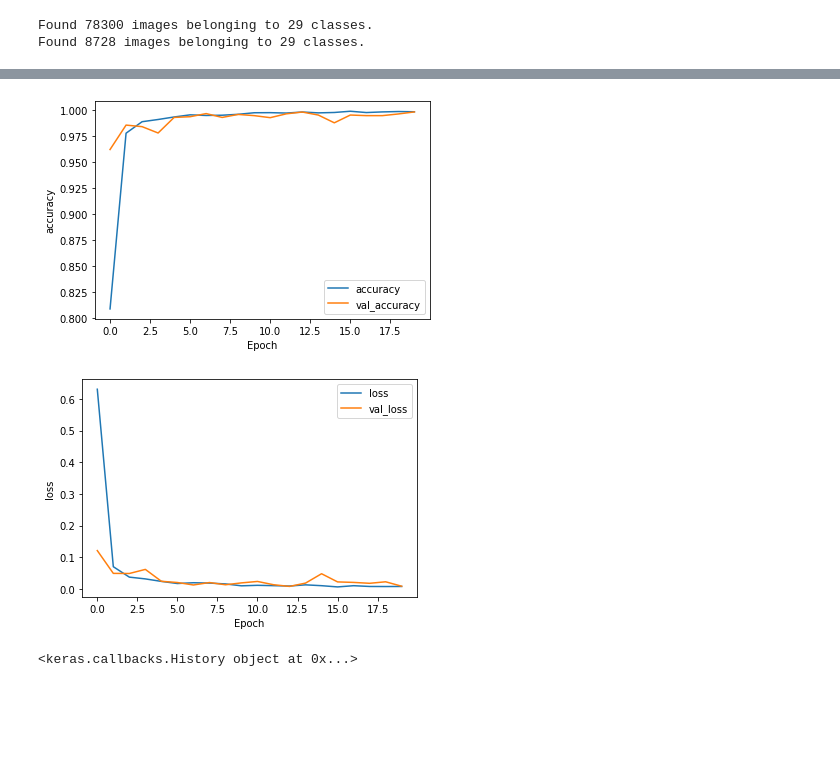
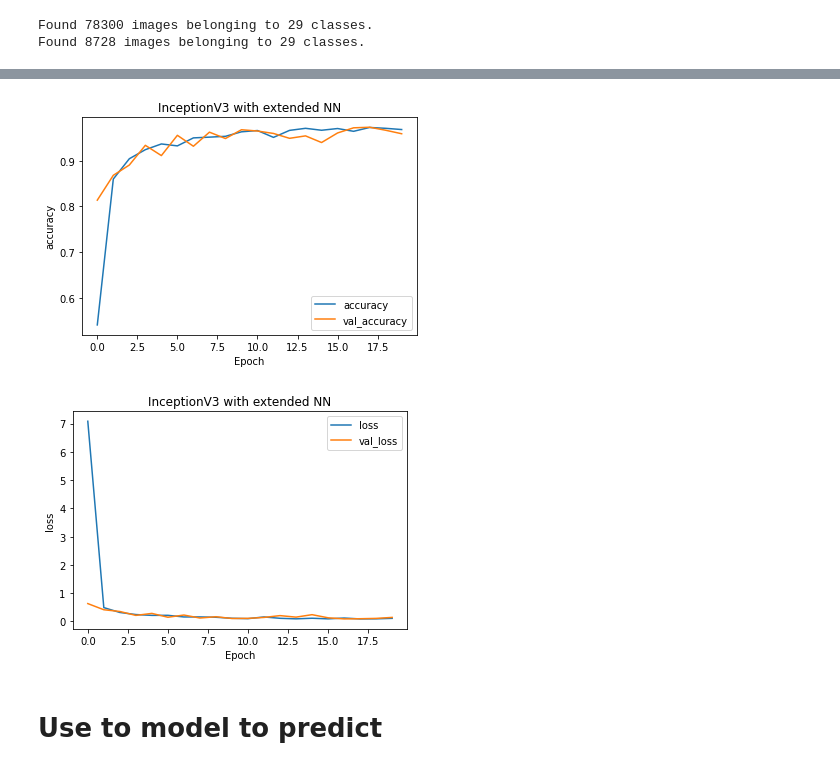
Before and after one commit to olestole/ASL-classifier, a Jupyter notebook: als_classifier.ipynb, the cells around one changed output, grey strips where cells are left out. Cells and saved outputs as stored; diff of their text form; code cells hidden in the pictures; blank space fills up the shorter version.

```diff
--- a/als_classifier.ipynb
+++ b/als_classifier.ipynb
@@ -238,3 +276,17 @@ checkpoint_dir = os.path.dirname(checkpoint_path)
 cp_callback = tf.keras.callbacks.ModelCheckpoint(filepath=checkpoint_path,
                                                  save_weights_only=True,
                                                  verbose=1)
+# %%
+# Earlystop callback
+class EarlyStopCallback(tf.keras.callbacks.Callback):
+  def on_epoch_end(self, epoch, logs={}):
+    if (logs.get('accuracy') >= 0.99):
+      print("Reached 99% accuracy so cancelling training!")
+      self.model.stop_training = True
+# %%
+callbacks = [EarlyStopCallback()]
+# %%
+# Load the saved weights into the model
+
+load_checkpoint_path = "./data/training_checkpoints/cp2.ckpt"
+model.load_weights(load_checkpoint_path)
@@ -245,6 +307,7 @@ history = model.fit(
     epochs=EPOCHS,
     validation_data=validation_generator,
     validation_steps=VALIDATION_STEPS,
+    callbacks=callbacks
 )
 # %% [output]
 Epoch 1/20
@@ -280,17 +345,18 @@ loaded_history = load_history("cnn_history_deep_2.npy")
 # %%
-def plot_metric(history, metric):
+def plot_metric(history, metric, title = None):
     plt.plot(history[metric])
     plt.plot(history['val_' + metric])
+    if (title):
+        plt.title(title)
     plt.xlabel("Epoch")
     plt.ylabel(metric)
     plt.legend([metric, 'val_' + metric])
     plt.show()
 
-plot_metric(loaded_history, 'accuracy')
-plot_metric(loaded_history, 'loss')
-
-print(history)
+plot_metric(history.history, 'accuracy', title="InceptionV3 with extended NN")
+plot_metric(history.history, 'loss', title="InceptionV3 with extended NN")
 # %% [output]
-[figure, old version]
+[figure, new version]
-[figure, old version]
+[figure, new version]
-<keras.callbacks.History object at 0x...>
+# %% [markdown]
+# Use to model to predict
```
Also changed, not shown: parts of 22 cells of this notebook, 24 other files.
